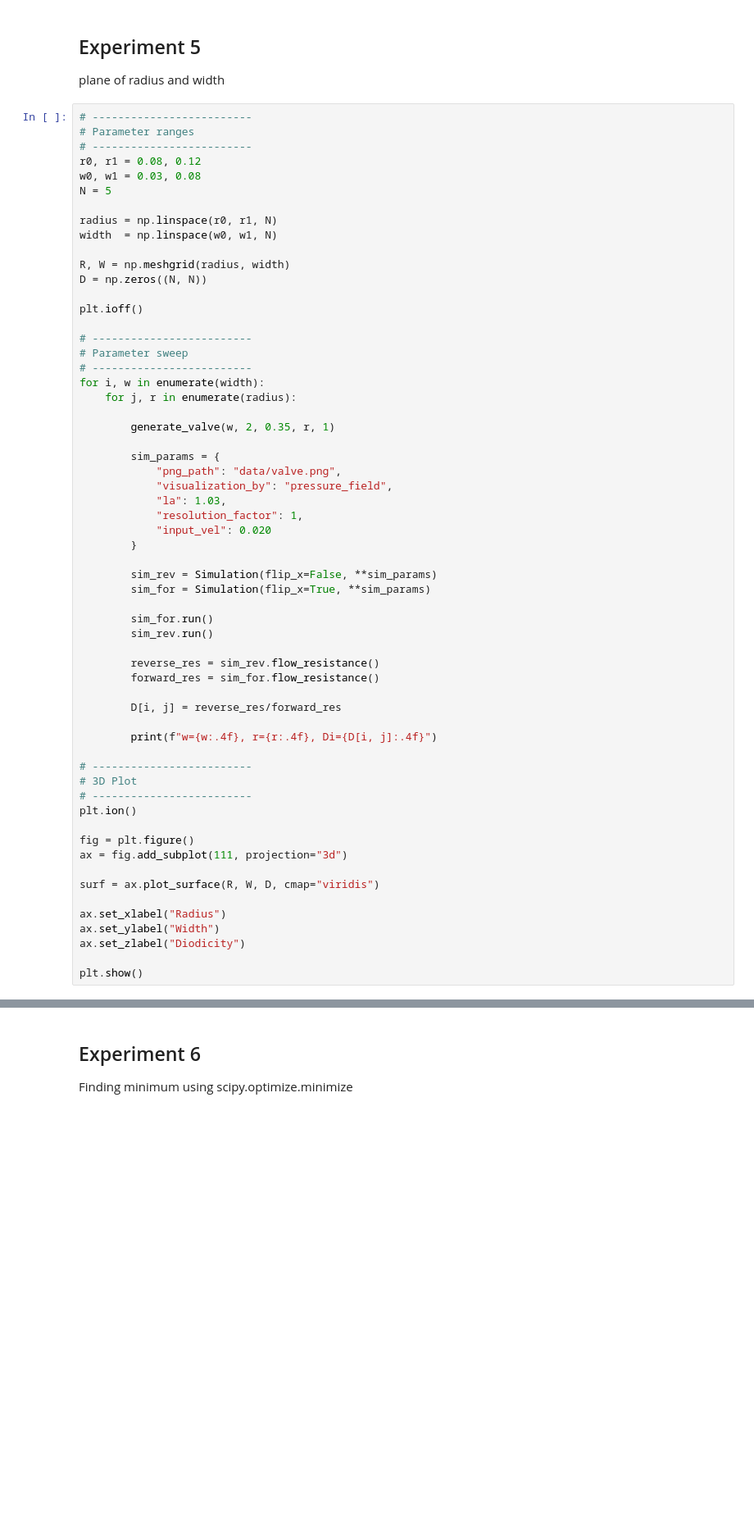
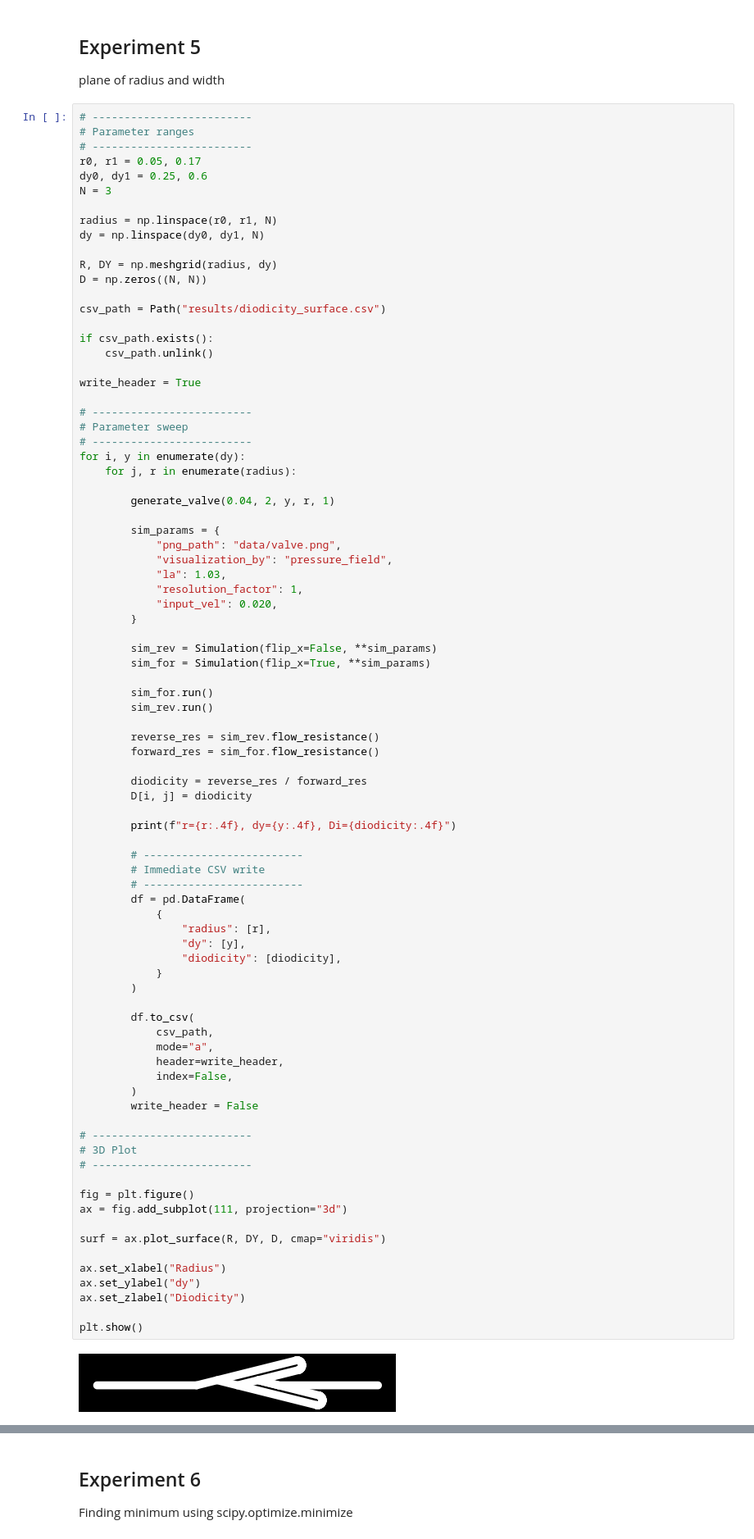
Before and after one commit to KPutti71/project_comp_sci, a Jupyter notebook: experiments.ipynb, the cells around one changed output, grey strips where cells are left out. Shown at 82% size. Saved outputs shown, nothing was run; the diff lists cells and outputs as text; blank space fills up the shorter version.

```diff
--- a/experiments.ipynb
+++ b/experiments.ipynb
@@ -251,59 +422,85 @@ plane of radius and width
 # -------------------------
 # Parameter ranges
 # -------------------------
-r0, r1 = 0.08, 0.12
-w0, w1 = 0.03, 0.08
-N = 5
+r0, r1 = 0.05, 0.17
+dy0, dy1 = 0.25, 0.6
+N = 3
 
 radius = np.linspace(r0, r1, N)
-width  = np.linspace(w0, w1, N)
+dy = np.linspace(dy0, dy1, N)
 
-R, W = np.meshgrid(radius, width)
+R, DY = np.meshgrid(radius, dy)
 D = np.zeros((N, N))
 
-plt.ioff()
+csv_path = Path("results/diodicity_surface.csv")
+
+if csv_path.exists():
+    csv_path.unlink()
+
+write_header = True
 
 # -------------------------
 # Parameter sweep
 # -------------------------
-for i, w in enumerate(width):
+for i, y in enumerate(dy):
     for j, r in enumerate(radius):
 
-        generate_valve(w, 2, 0.35, r, 1)
+        generate_valve(0.04, 2, y, r, 1)
 
         sim_params = {
             "png_path": "data/valve.png",
             "visualization_by": "pressure_field",
             "la": 1.03,
             "resolution_factor": 1,
-            "input_vel": 0.020
+            "input_vel": 0.020,
         }
 
         sim_rev = Simulation(flip_x=False, **sim_params)
         sim_for = Simulation(flip_x=True, **sim_params)
 
         sim_for.run()
         sim_rev.run()
 
         reverse_res = sim_rev.flow_resistance()
         forward_res = sim_for.flow_resistance()
 
-        D[i, j] = reverse_res/forward_res
+        diodicity = reverse_res / forward_res
+        D[i, j] = diodicity
 
-        print(f"w={w:.4f}, r={r:.4f}, Di={D[i, j]:.4f}")
+        print(f"r={r:.4f}, dy={y:.4f}, Di={diodicity:.4f}")
+
+        # -------------------------
+        # Immediate CSV write
+        # -------------------------
+        df = pd.DataFrame(
+            {
+                "radius": [r],
+                "dy": [y],
+                "diodicity": [diodicity],
+            }
+        )
+
+        df.to_csv(
+            csv_path,
+            mode="a",
+            header=write_header,
+            index=False,
+        )
+        write_header = False
 
 # -------------------------
 # 3D Plot
 # -------------------------
-plt.ion()
 
 fig = plt.figure()
 ax = fig.add_subplot(111, projection="3d")
 
-surf = ax.plot_surface(R, W, D, cmap="viridis")
+surf = ax.plot_surface(R, DY, D, cmap="viridis")
 
 ax.set_xlabel("Radius")
-ax.set_ylabel("Width")
+ax.set_ylabel("dy")
 ax.set_zlabel("Diodicity")
 
 plt.show()
+# %% [output]
+[figure, added]
```
Also changed, not shown: parts of 7 cells of this notebook, 6 other files.
